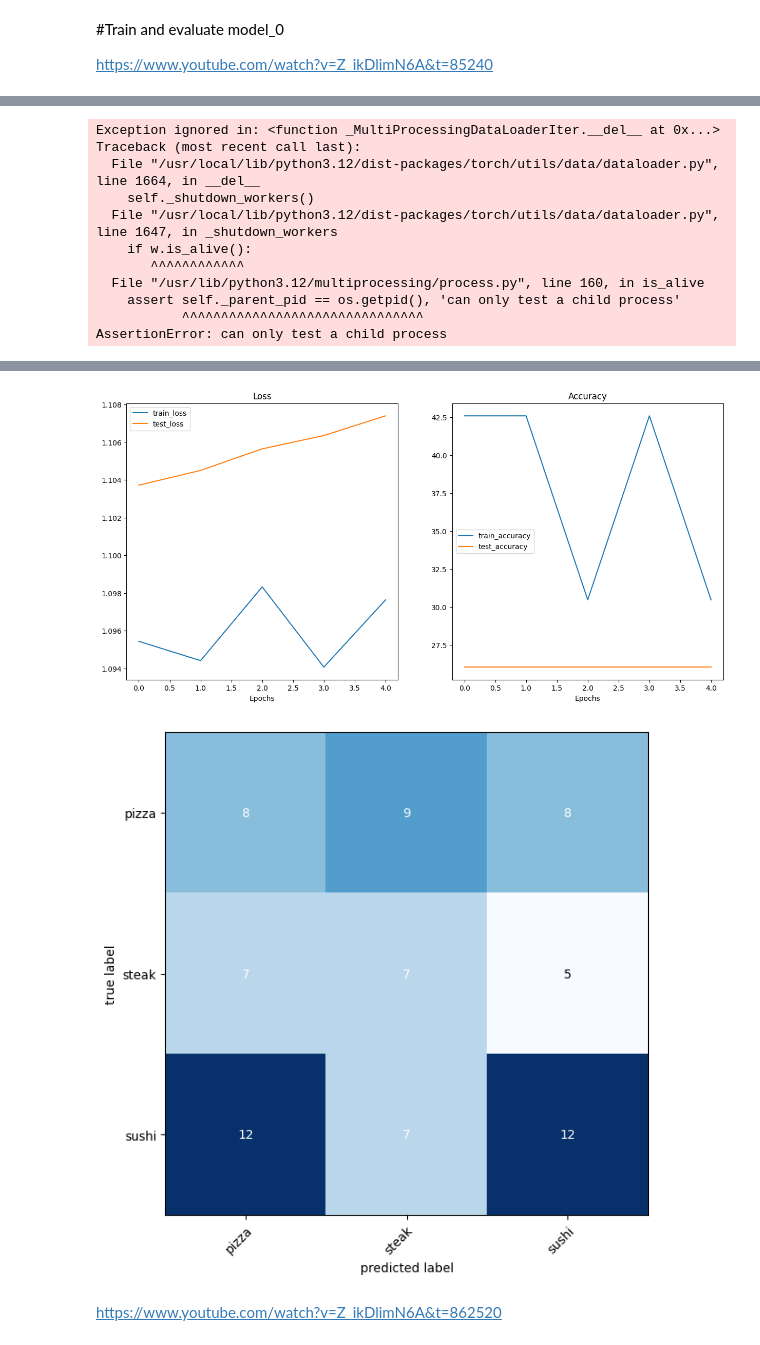
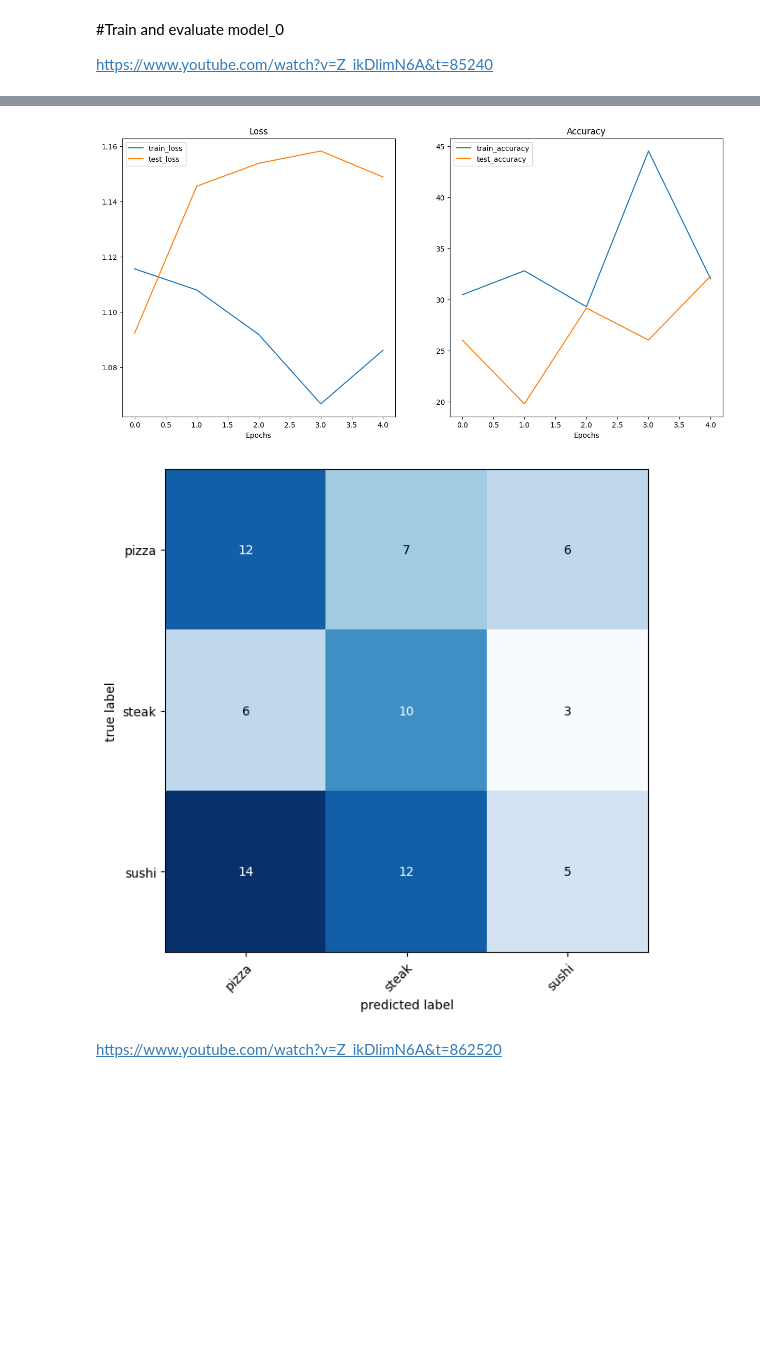
Before and after one commit to Endolf/pytorch-deep-learning-rocm, a Jupyter notebook: src/04_pytorch_custom_datasets.ipynb, the cells around one changed output, grey strips where cells are left out. Cells and saved outputs as stored; diff of their text form; code cells hidden in the pictures; blank space fills up the shorter version.

```diff
--- a/src/04_pytorch_custom_datasets.ipynb
+++ b/src/04_pytorch_custom_datasets.ipynb
@@ -458,7 +460,7 @@ https://www.youtube.com/watch?v=Z_ikDlimN6A&t=85240
 loss_fn = nn.CrossEntropyLoss()
 
 # Setup optimiser function
-optimiser = torch.optim.SGD(params=model_0.parameters(), lr=0.001)
+optimiser = torch.optim.Adam(params=model_0.parameters(), lr=0.001)
 
 EPOCHS=5
 
@@ -515,11 +485,0 @@ Epoch: 4, Train loss: 1.0941, Train acc: 42.58%, Test loss: 1.1064, Test acc: 26
-Exception ignored in: <function _MultiProcessingDataLoaderIter.__del__ at 0x...>
-Traceback (most recent call last):
-  File "/usr/local/lib/python3.12/dist-packages/torch/utils/data/dataloader.py", line 1664, in __del__
-    self._shutdown_workers()
-  File "/usr/local/lib/python3.12/dist-packages/torch/utils/data/dataloader.py", line 1647, in _shutdown_workers
-    if w.is_alive():
-       ^^^^^^^^^^^^
-  File "/usr/lib/python3.12/multiprocessing/process.py", line 160, in is_alive
-    assert self._parent_pid == os.getpid(), 'can only test a child process'
-           ^^^^^^^^^^^^^^^^^^^^^^^^^^^^^^^
-AssertionError: can only test a child process
@@ -528,5 +486,5 @@ Train time on cpu: 11.015 seconds
-[figure, old version]
+[figure, new version]
-[figure, old version]
+[figure, new version]
 # %% [markdown]
 https://www.youtube.com/watch?v=Z_ikDlimN6A&t=862520
 # %% [markdown]
```
Also changed, not shown: parts of 7 cells of this notebook.
